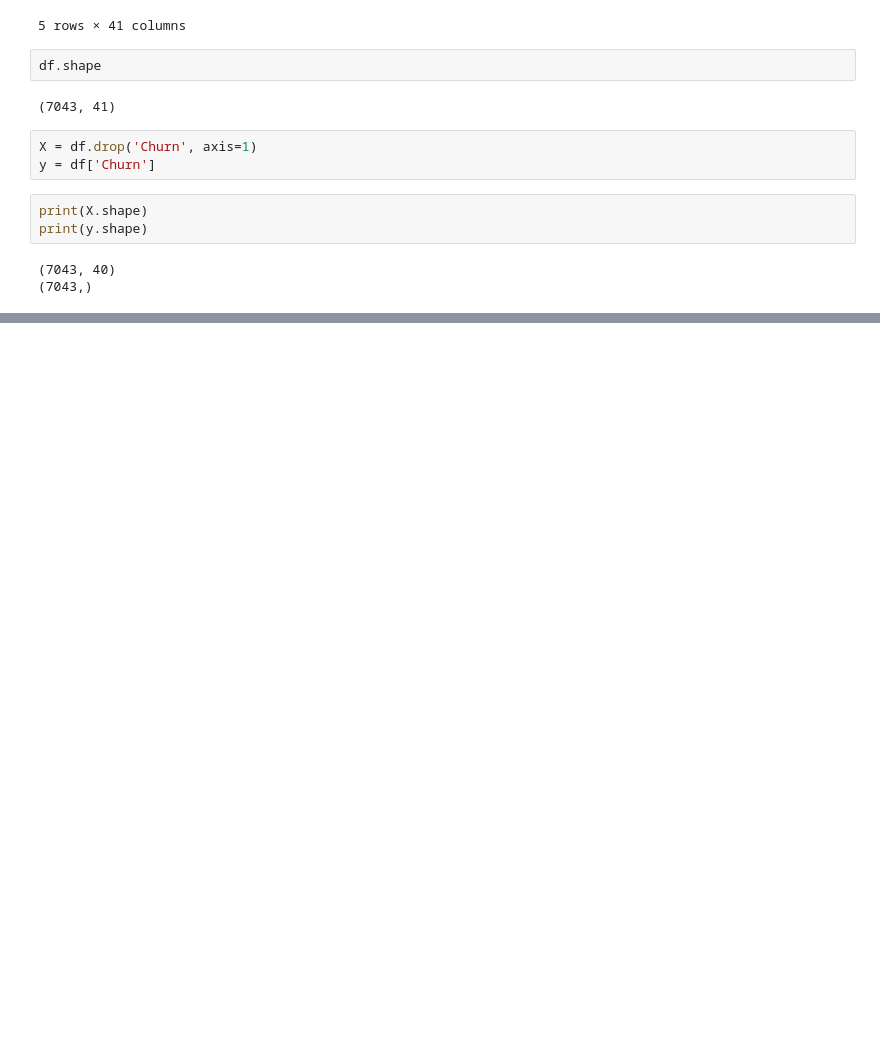
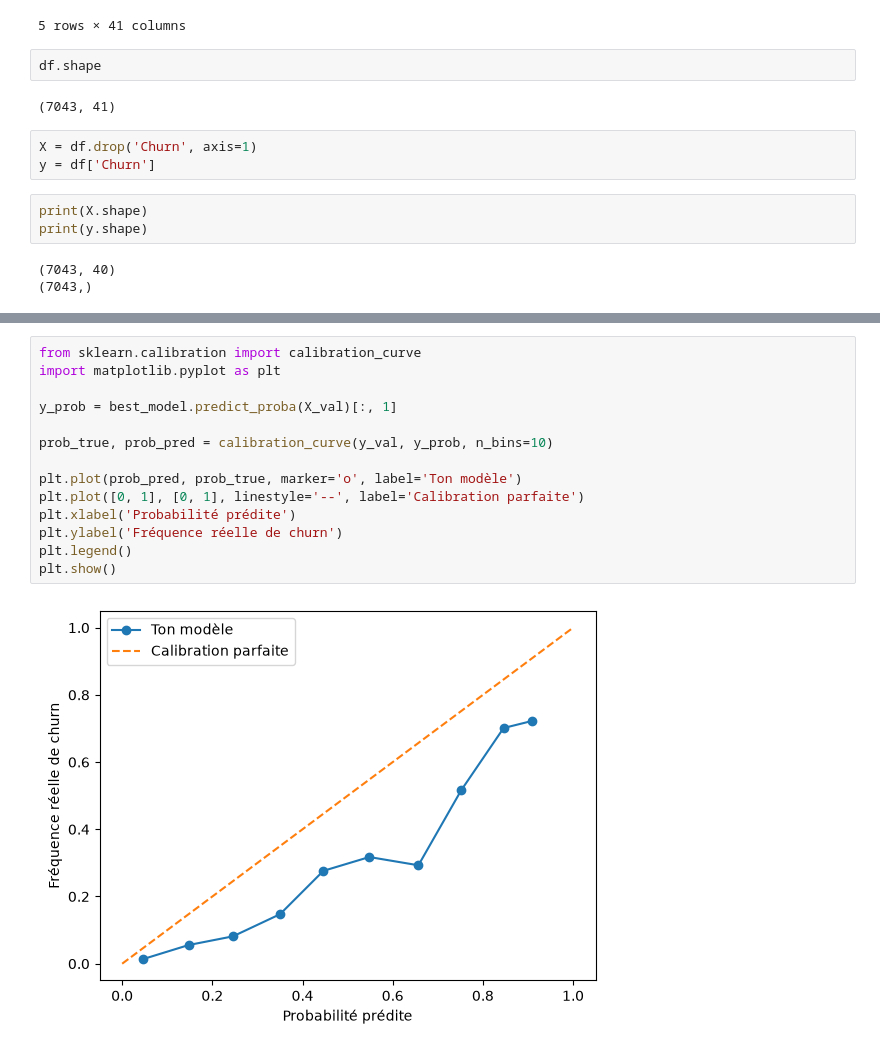
Before and after one commit to BkNaila/telco-churn-prediction, a Jupyter notebook: notebook/Untitled.ipynb, the cells around one changed output, grey strips where cells are left out. Drawn from its saved outputs; the diff is of its cells as text; blank space fills up the shorter version.

```diff
--- a/notebook/Untitled.ipynb
+++ b/notebook/Untitled.ipynb
@@ -189,0 +436,16 @@ print(y.shape)
+# %%
+from sklearn.calibration import calibration_curve
+import matplotlib.pyplot as plt
+
+y_prob = best_model.predict_proba(X_val)[:, 1]
+
+prob_true, prob_pred = calibration_curve(y_val, y_prob, n_bins=10)
+
+plt.plot(prob_pred, prob_true, marker='o', label='Ton modèle')
+plt.plot([0, 1], [0, 1], linestyle='--', label='Calibration parfaite')
+plt.xlabel('Probabilité prédite')
+plt.ylabel('Fréquence réelle de churn')
+plt.legend()
+plt.show()
+# %% [output]
+[figure, added]
```
Also changed, not shown: parts of 18 cells of this notebook.
